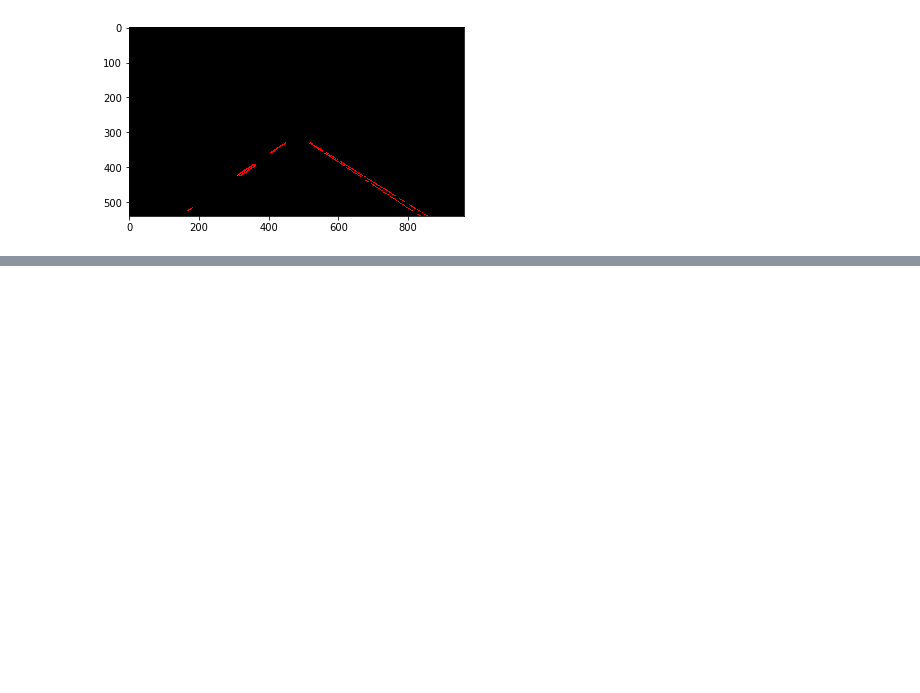
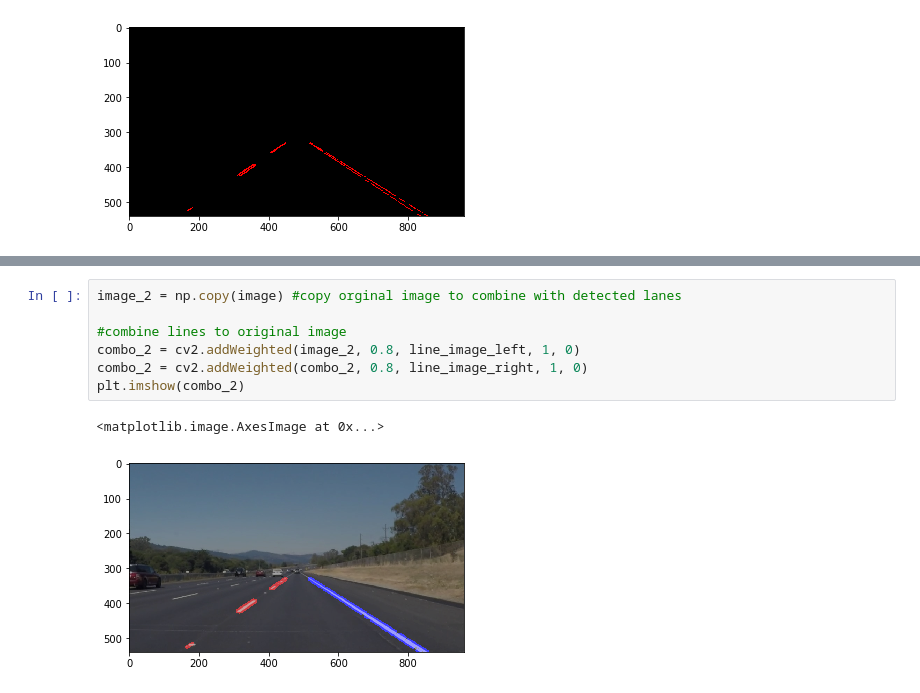
Before and after one commit to Conciliabulle/lane_detection, a Jupyter notebook: Finding_lane.ipynb, the cells around one changed output, grey strips where cells are left out. Cells and saved outputs as stored; diff of their text form; blank space fills up the shorter version.

```diff
--- a/Finding_lane.ipynb
+++ b/Finding_lane.ipynb
@@ -183,0 +232,10 @@ print(type(lines_right),lines_right.shape)
+# %%
+image_2 = np.copy(image) #copy orginal image to combine with detected lanes
+
+#combine lines to original image
+combo_2 = cv2.addWeighted(image_2, 0.8, line_image_left, 1, 0)
+combo_2 = cv2.addWeighted(combo_2, 0.8, line_image_right, 1, 0)
+plt.imshow(combo_2)
+# %% [output]
+<matplotlib.image.AxesImage at 0x...>
+[figure, added]
```
Also changed, not shown: parts of 5 cells of this notebook.
